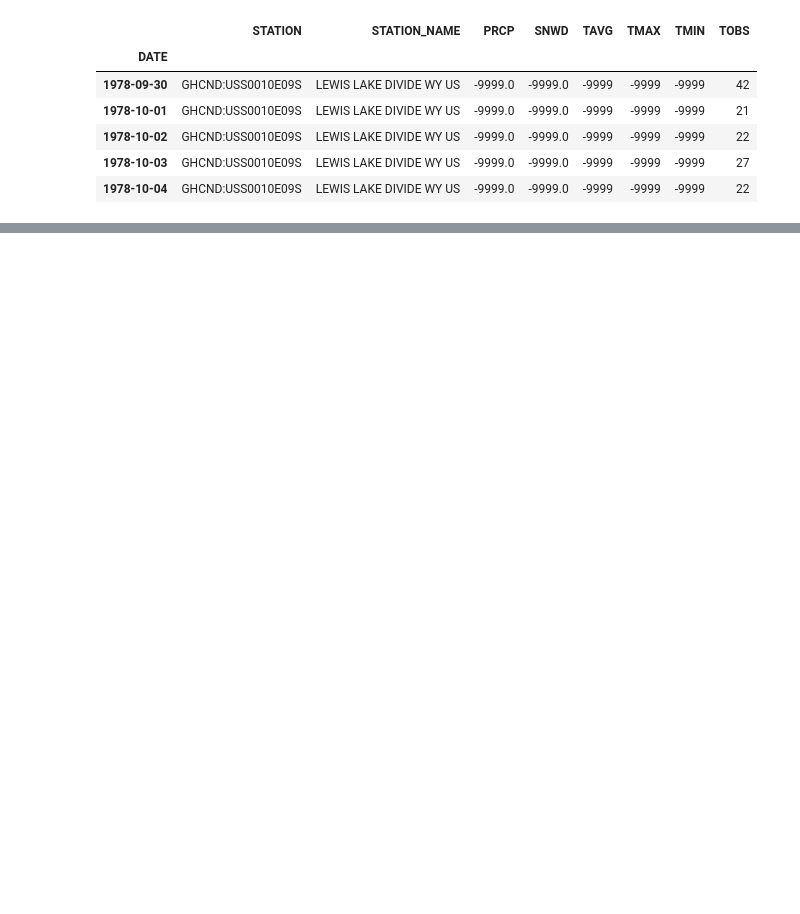
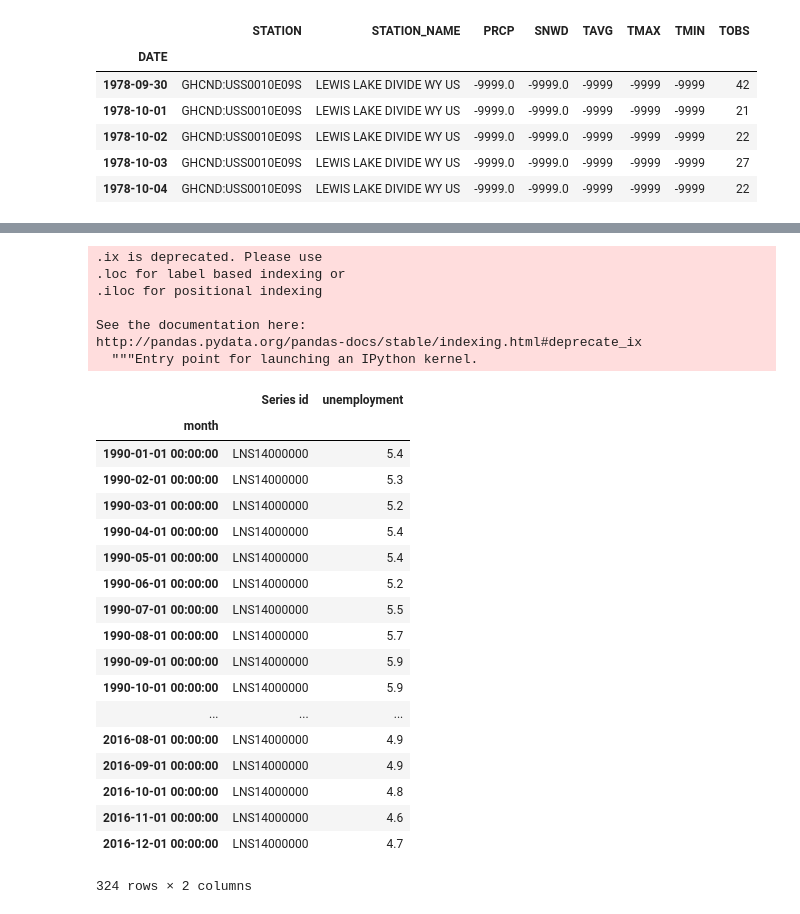
Before and after one commit to jshudzina/keras-tutorial, a Jupyter notebook: notebooks/data-prep.ipynb, the cells around one changed output, grey strips where cells are left out. Cells and saved outputs as stored; diff of their text form; code cells hidden in the pictures; blank space fills up the shorter version.

```diff
--- a/notebooks/data-prep.ipynb
+++ b/notebooks/data-prep.ipynb
@@ -60,0 +73,30 @@ stats
+# %%
+urate = urate.ix['1990-01-01':'2016-12-31'].rename(index=str, columns={"Value": "unemployment"})
+urate
+# %% [output]
+.ix is deprecated. Please use
+.loc for label based indexing or
+.iloc for positional indexing
+
+See the documentation here:
+http://pandas.pydata.org/pandas-docs/stable/indexing.html#deprecate_ix
+  """Entry point for launching an IPython kernel.
+|  | Series id | unemployment |
+| month |  |  |
+| 1990-01-01 00:00:00 | LNS14000000 | 5.4 |
+| 1990-02-01 00:00:00 | LNS14000000 | 5.3 |
+| 1990-03-01 00:00:00 | LNS14000000 | 5.2 |
+| 1990-04-01 00:00:00 | LNS14000000 | 5.4 |
+| 1990-05-01 00:00:00 | LNS14000000 | 5.4 |
+| 1990-06-01 00:00:00 | LNS14000000 | 5.2 |
+| 1990-07-01 00:00:00 | LNS14000000 | 5.5 |
+| 1990-08-01 00:00:00 | LNS14000000 | 5.7 |
+| 1990-09-01 00:00:00 | LNS14000000 | 5.9 |
+| 1990-10-01 00:00:00 | LNS14000000 | 5.9 |
+| ... | ... | ... |
+| 2016-08-01 00:00:00 | LNS14000000 | 4.9 |
+| 2016-09-01 00:00:00 | LNS14000000 | 4.9 |
+| 2016-10-01 00:00:00 | LNS14000000 | 4.8 |
+| 2016-11-01 00:00:00 | LNS14000000 | 4.6 |
+| 2016-12-01 00:00:00 | LNS14000000 | 4.7 |
+324 rows × 2 columns
```
Also changed, not shown: parts of 9 cells of this notebook, 7 other files.
